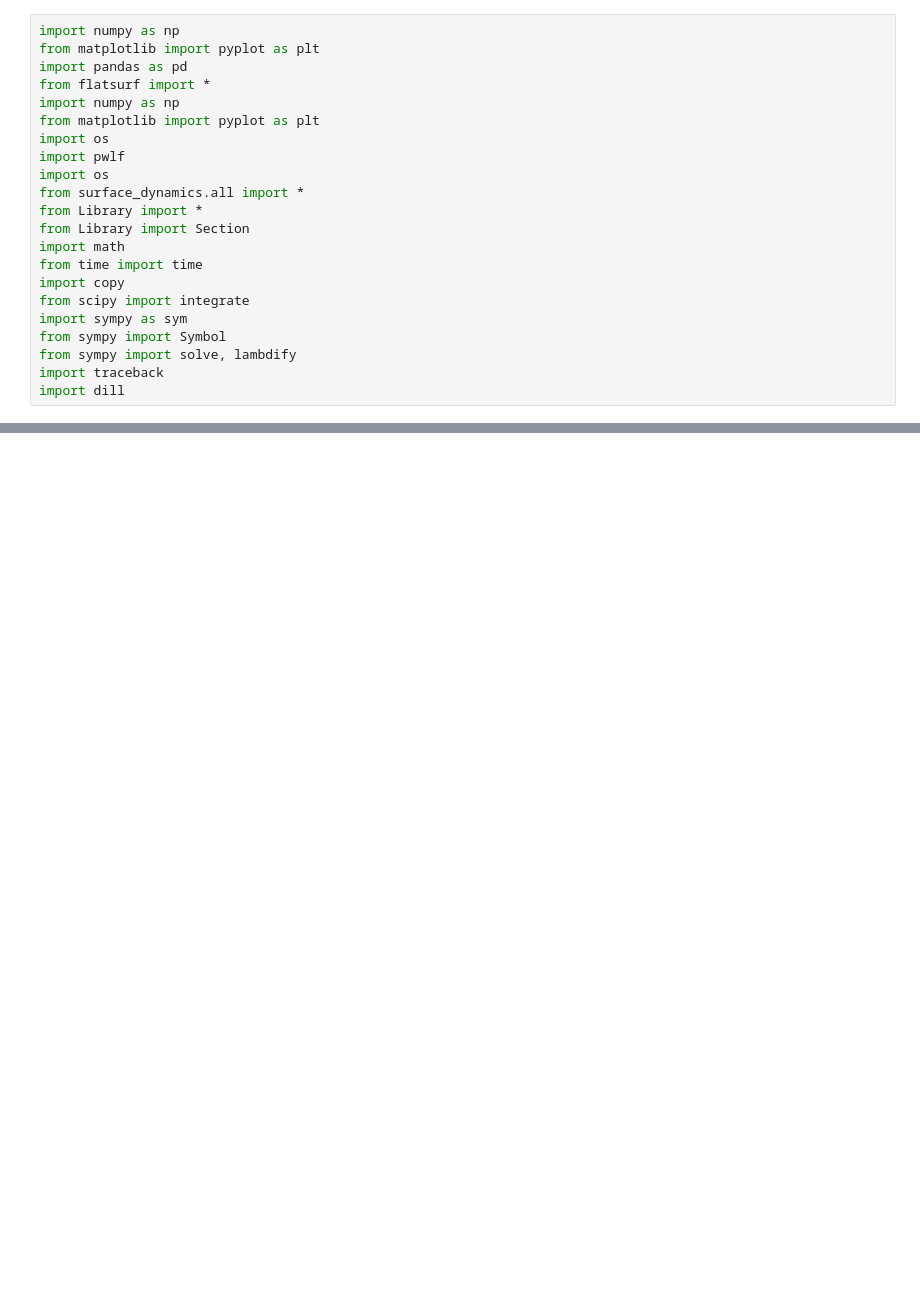
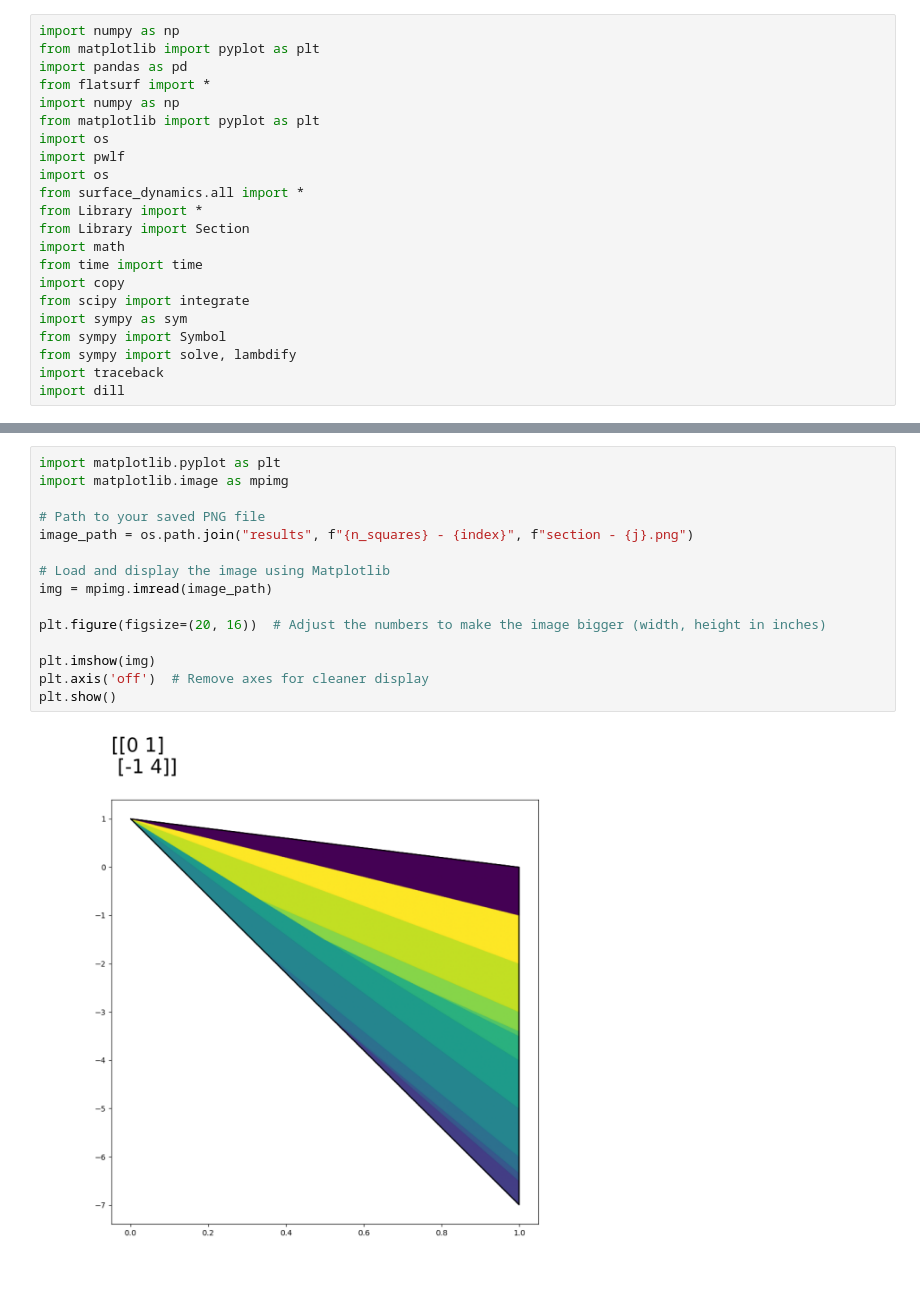
Before and after one commit to mlbeers/MXM, a Jupyter notebook: Poincare_Sections/Integrals.ipynb, the cells around one changed output, grey strips where cells are left out. Drawn from its saved outputs; the diff is of its cells as text; blank space fills up the shorter version.

```diff
--- a/Poincare_Sections/Integrals.ipynb
+++ b/Poincare_Sections/Integrals.ipynb
@@ -50,3 +161,20 @@ perm.show()
+# %%
+import matplotlib.pyplot as plt
+import matplotlib.image as mpimg
+
+# Path to your saved PNG file
+image_path = os.path.join("results", f"{n_squares} - {index}", f"section - {j}.png")
+
+# Load and display the image using Matplotlib
+img = mpimg.imread(image_path)
+
+plt.figure(figsize=(20, 16))  # Adjust the numbers to make the image bigger (width, height in inches)
+
+plt.imshow(img)
+plt.axis('off')  # Remove axes for cleaner display
+plt.show()
+# %% [output]
+[figure, added]
 # %%
 print_secs(secs)
 # %% [output]
```
Also changed, not shown: parts of 9 cells of this notebook, 8 other files.
